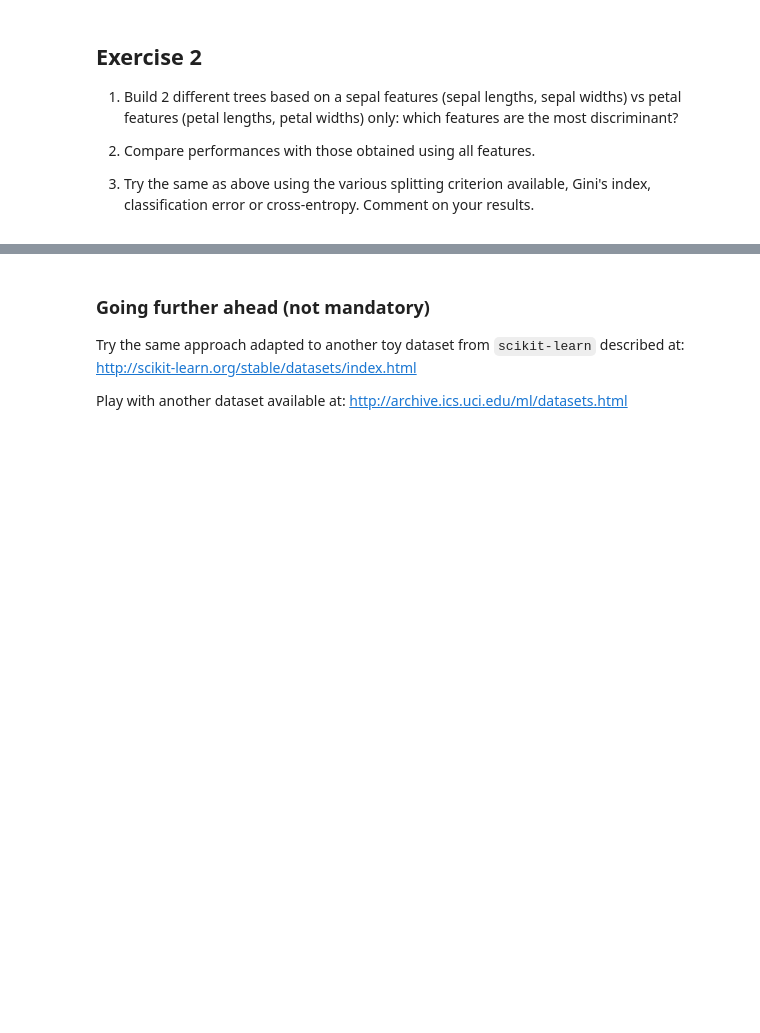
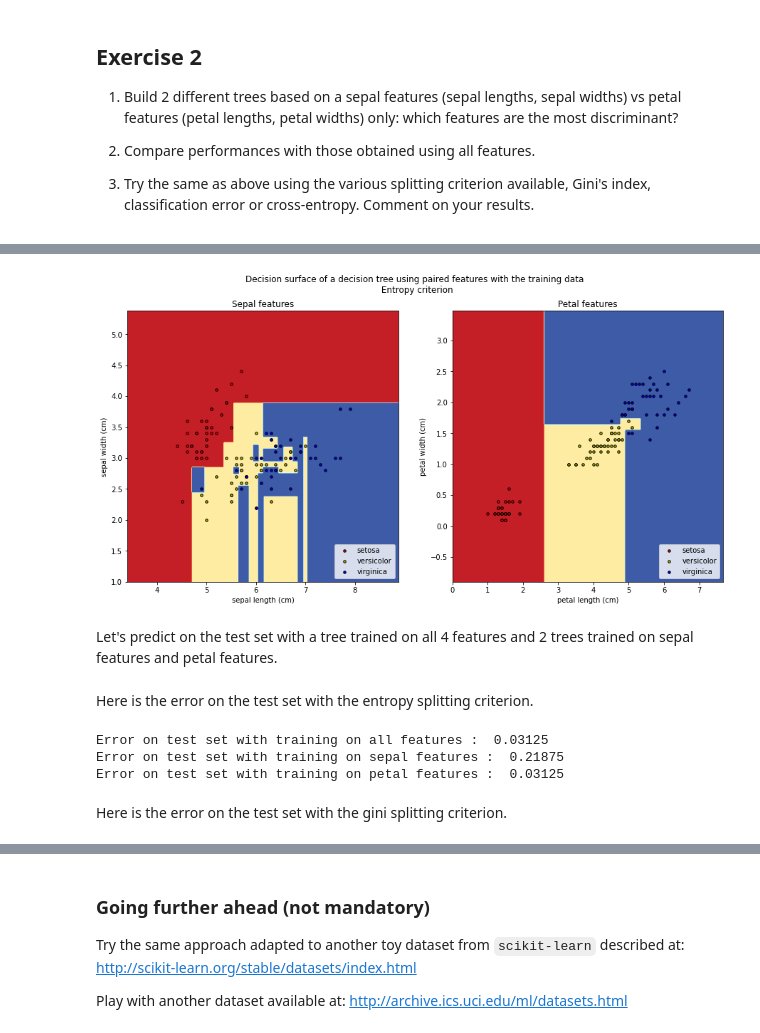
Before and after one commit to Mom0w/DAD, a Jupyter notebook: TP4_Afandi_Hu/TP4_Afandi_Hu.ipynb, the cells around one changed output, grey strips where cells are left out. Saved outputs shown, nothing was run; the diff lists cells and outputs as text; code cells hidden in the pictures; blank space fills up the shorter version.

```diff
--- a/TP4_Afandi_Hu/TP4_Afandi_Hu.ipynb
+++ b/TP4_Afandi_Hu/TP4_Afandi_Hu.ipynb
@@ -384,0 +531,4 @@ Z.shape
+# %%
+clf_entr = tree.DecisionTreeClassifier(criterion ="entropy").fit(train[features], y_train)
+clf_sepal_entr = tree.DecisionTreeClassifier(criterion ="entropy").fit(X_sepal, y_train)
+clf_petal_entr = tree.DecisionTreeClassifier(criterion ="entropy").fit(X_petal, y_train)
@@ -384,0 +568,60 @@ Z.shape
+# %%
+plt.rcParams['figure.figsize'] = [15,7]
+
+# Plot the decision boundary using the sepal features
+plt.subplot(1, 2, 1)
+
+x_sepal_min, x_sepal_max = X_sepal[:, 0].min() - 1, X_sepal[:, 0].max() + 1
+y_sepal_min, y_sepal_max = X_sepal[:, 1].min() - 1, X_sepal[:, 1].max() + 1
+xx_sepal, yy_sepal = np.meshgrid(np.arange(x_sepal_min, x_sepal_max, plot_step),
+                     np.arange(y_sepal_min, y_sepal_max, plot_step))
+
+Z_sepal = clf_sepal_entr.predict(np.c_[xx_sepal.ravel(), yy_sepal.ravel()])
+Z_sepal = Z_sepal.reshape(xx_sepal.shape)
+cs_sepal = plt.contourf(xx_sepal, yy_sepal, Z_sepal, cmap=plt.cm.RdYlBu)
+
+plt.xlabel(iris.feature_names[0])
+plt.ylabel(iris.feature_names[1])
+plt.title("Sepal features")
+
+# Plot the training points
+for i, color in zip(range(n_classes), plot_colors):
+    idx = np.where(y_train == i)
+    plt.scatter(X_sepal[idx, 0], X_sepal[idx, 1], c=color, label=iris.target_names[i],
+                cmap=plt.cm.RdYlBu, edgecolor='black', s=12)
+
+plt.legend(loc='lower right')
+
+
+# Plot the decision boundary using the petal features
+plt.subplot(1, 2, 2)
+
+x_petal_min, x_petal_max = X_petal[:, 0].min() - 1, X_petal[:, 0].max() + 1
+y_petal_min, y_petal_max = X_petal[:, 1].min() - 1, X_petal[:, 1].max() + 1
+xx_petal, yy_petal = np.meshgrid(np.arange(x_petal_min, x_petal_max, plot_step),
+                     np.arange(y_petal_min, y_petal_max, plot_step))
+
+Z_petal = clf_petal_entr.predict(np.c_[xx_petal.ravel(), yy_petal.ravel()])
+Z_petal = Z_petal.reshape(xx_petal.shape)
+cs_petal = plt.contourf(xx_petal, yy_petal, Z_petal, cmap=plt.cm.RdYlBu)
+
+plt.xlabel(iris.feature_names[2])
+plt.ylabel(iris.feature_names[3])
+plt.title("Petal features")
+
+# Plot the training points
+for i, color in zip(range(n_classes), plot_colors):
+    idx = np.where(y_train == i)
+    plt.scatter(X_petal[idx, 0], X_petal[idx, 1], c=color, label=iris.target_names[i],
+                cmap=plt.cm.RdYlBu, edgecolor='black', s=12)
+
+plt.suptitle("Decision surface of a decision tree using paired features with the training data \n Entropy criterion")
+plt.legend(loc='lower right')
+plt.axis("tight")
+
+
+plt.show()
+# %% [output]
+[figure, added]
+# %% [markdown]
+Let's predict on the test set with a tree trained on all 4 features and 2 trees trained on sepal features and petal features.
@@ -384,0 +638,12 @@ Z.shape
+# %% [markdown]
+Here is the error on the test set with the entropy splitting criterion.
+# %%
+print("Error on test set with training on all features : ", error_entr)
+print("Error on test set with training on sepal features : ", error_sepal_entr)
+print("Error on test set with training on petal features : ", error_petal_entr)
+# %% [output]
+Error on test set with training on all features :  0.03125
+Error on test set with training on sepal features :  0.21875
+Error on test set with training on petal features :  0.03125
+# %% [markdown]
+Here is the error on the test set with the gini splitting criterion.
```
Also changed, not shown: parts of 119 cells of this notebook.
